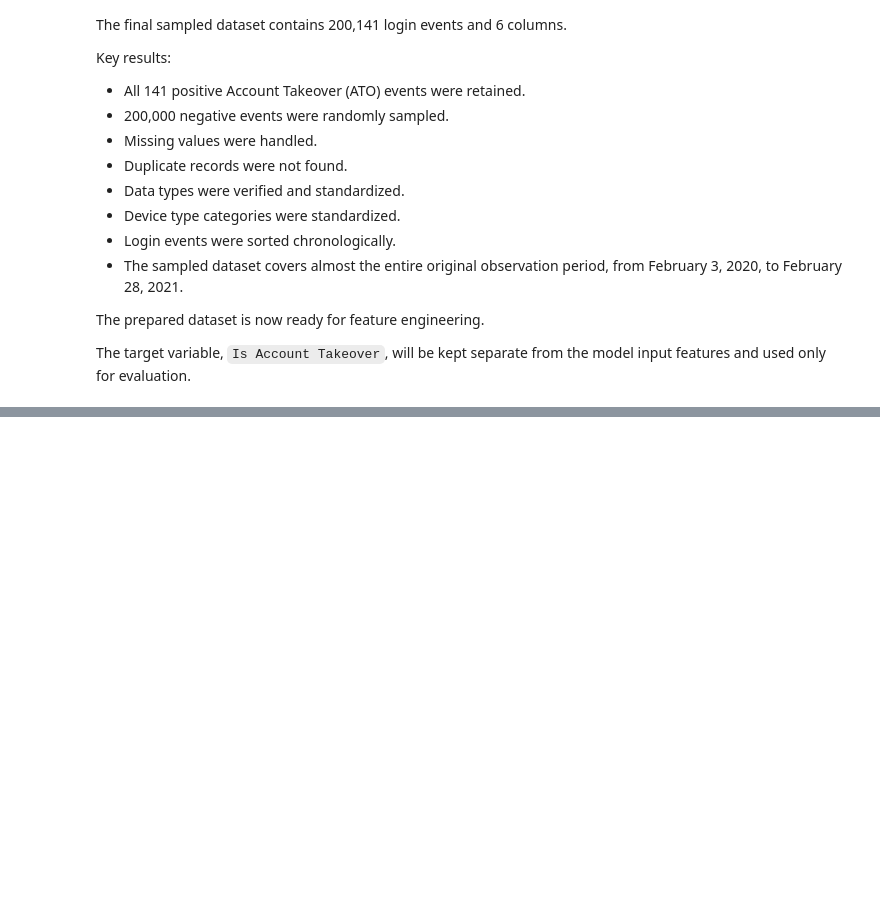
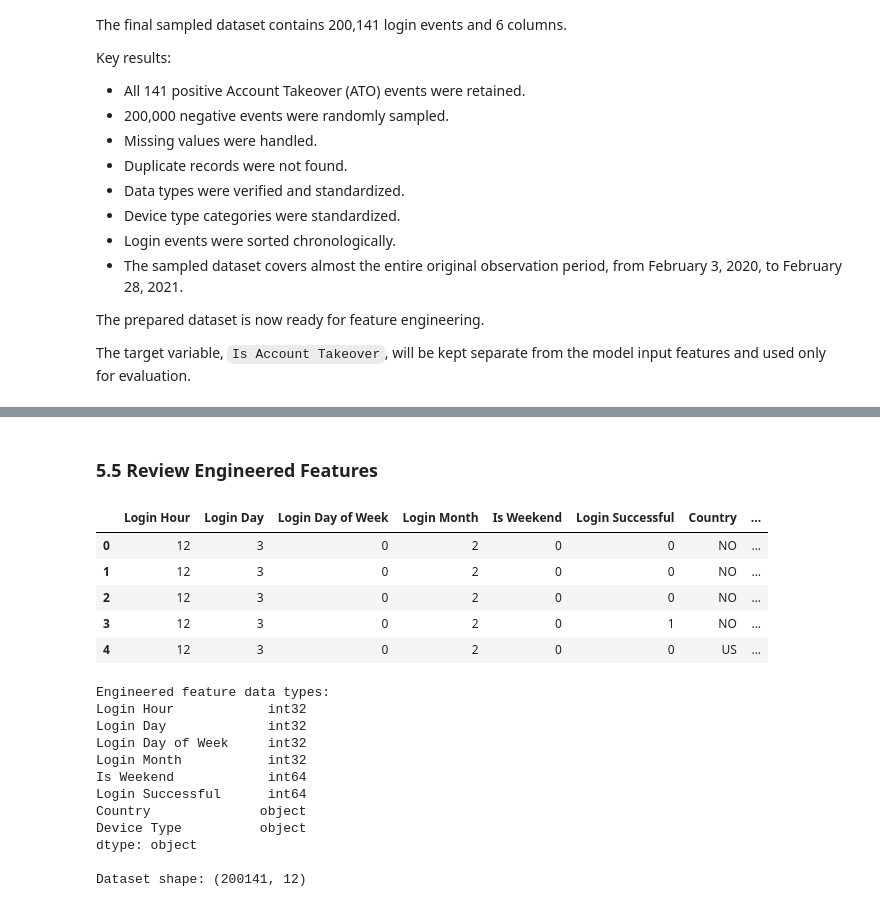
Before and after one commit to MiyukiMol/user-behavior-anomaly-detection, a Jupyter notebook: 02_unsupervised_anomaly_detection.ipynb, the cells around one changed output, grey strips where cells are left out. Cells and saved outputs as stored; diff of their text form; code cells hidden in the pictures; blank space fills up the shorter version.

```diff
--- a/02_unsupervised_anomaly_detection.ipynb
+++ b/02_unsupervised_anomaly_detection.ipynb
@@ -1011,0 +1212,40 @@ The target variable, `Is Account Takeover`, will be kept separate from the model
+# %% [markdown]
+### 5.5 Review Engineered Features
+# %%
+# Review the engineered features
+engineered_columns = [
+    "Login Hour",
+    "Login Day",
+    "Login Day of Week",
+    "Login Month",
+    "Is Weekend",
+    "Login Successful",
+    "Country",
+    "Device Type"
+]
+
+display(df[engineered_columns].head())
+
+print("\nEngineered feature data types:")
+print(df[engineered_columns].dtypes)
+
+print("\nDataset shape:", df.shape)
+# %% [output]
+|  | Login Hour | Login Day | Login Day of Week | Login Month | Is Weekend | Login Successful | Country | ... |
+| 0 | 12 | 3 | 0 | 2 | 0 | 0 | NO | ... |
+| 1 | 12 | 3 | 0 | 2 | 0 | 0 | NO | ... |
+| 2 | 12 | 3 | 0 | 2 | 0 | 0 | NO | ... |
+| 3 | 12 | 3 | 0 | 2 | 0 | 1 | NO | ... |
+| 4 | 12 | 3 | 0 | 2 | 0 | 0 | US | ... |
+Engineered feature data types:
+Login Hour            int32
+Login Day             int32
+Login Day of Week     int32
+Login Month           int32
+Is Weekend            int64
+Login Successful      int64
+Country              object
+Device Type          object
+dtype: object
+
+Dataset shape: (200141, 12)
```
Also changed, not shown: parts of 28 cells of this notebook.
